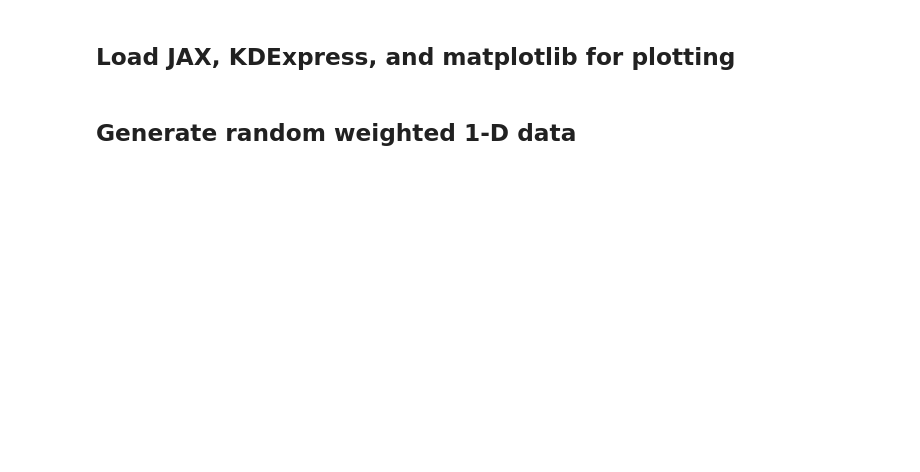
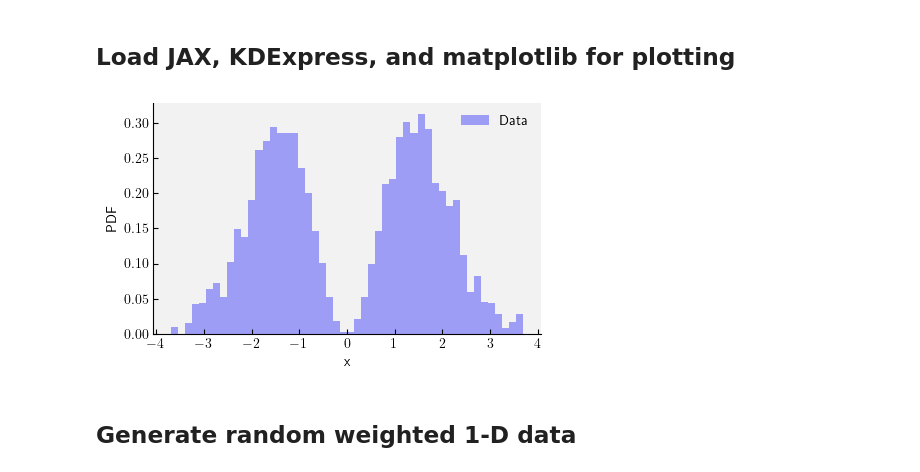
Before and after one commit to mtagliazucchi/KDExpress, a Jupyter notebook: examples/univariate.ipynb, the cells around one changed output. Drawn from its saved outputs; the diff is of its cells as text; code cells hidden in the pictures; blank space fills up the shorter version.

```diff
--- a/examples/univariate.ipynb
+++ b/examples/univariate.ipynb
@@ -3,15 +3,97 @@
 # %%
 import jax
 jax.config.update("jax_enable_x64", True)
 jax.config.update("jax_platforms", 'cpu') # put 'gpu' here if you have one
 import jax.numpy as jnp
 
 import os,sys
 parent_dir = os.getcwd() + '/../src/'
 sys.path.append(parent_dir)
-from KDExpress import fft_kde1d, binned_kde1d, silverman_bw1d, build_hist_edges
+from KDExpress import fft_kde1d, binned_kde1d, build_hist_edges, scott_bw1d
 
 import matplotlib.pyplot as plt
+import matplotlib as mpl
+
+custom_params = {
+    # Spine settings - remove top/right, keep bottom/left
+    "axes.spines.right": False,
+    "axes.spines.top": False,
+    "axes.spines.left": True,
+    "axes.spines.bottom": True,
+
+    # Tick settings
+    "xtick.direction": "in",
+    "ytick.direction": "in",
+    "xtick.bottom": True,        # Ensure bottom ticks are visible
+    "ytick.left": True,          # Ensure left ticks are visible
+
+    # Color settings
+    "axes.edgecolor": "black",
+    "xtick.color": "black",
+    "ytick.color": "black",
+    "axes.labelcolor": "black",
+
+    # Grid settings - explicitly disable
+    "axes.grid": False,
+
+    # Light gray background settings
+    "axes.facecolor": "0.95",    # Slightly lighter for axes background
+
+    # TeX
+    "text.usetex": True,
+    "mathtext.fontset": "cm",
+}
+
+# First, restore default rcParams, then update
+plt.rcParams.update(plt.rcParamsDefault)  # Restore defaults
+plt.rcParams.update(custom_params)        # Apply your customizations
+
+
+def scale_fonts_by_figsize(figsize, base_scale=1.0):
+    """
+    Automatically scale fonts based on figure size.
+
+    Parameters
+    ----------
+    figsize : tuple
+        Figure size in inches (width, height)
+    base_scale : float
+        Base scaling factor
+    """
+    fig_width = figsize[0]
+
+    # Scale factor based on width (reference: 6.4 inches is matplotlib default)
+    scale_factor = fig_width / 6.4 * base_scale
+
+    font_params = {
+        'font.size': 10 * scale_factor,
+        'axes.titlesize': 11 * scale_factor,
+        'axes.labelsize': 10 * scale_factor,
+        'xtick.labelsize': 9 * scale_factor,
+        'ytick.labelsize': 9 * scale_factor,
+        'legend.fontsize': 8 * scale_factor,
+        'figure.titlesize': 11 * scale_factor,
+    }
+
+    # Update only font parameters
+    current_params = plt.rcParams.copy()
+    current_params.update(font_params)
+    plt.rcParams.update(current_params)
+
+
+key = jax.random.PRNGKey(42)
+data_1d = jax.random.normal(key, shape=(10_000,))
+weights = data_1d**2
+
+# Plot
+plt.figure(figsize=(5,3))
+plt.hist(data_1d, weights=weights, bins=50, density=True, color='blue', alpha=0.35, label='Data')
+plt.ylabel("PDF")
+plt.xlabel("x")
+plt.legend(frameon=False)
+plt.show()
+# %% [output]
+[figure, added]
 # %% [markdown]
  ## Generate random weighted 1-D data
 # %%
```
Also changed, not shown: parts of 12 cells of this notebook, 11 other files.
